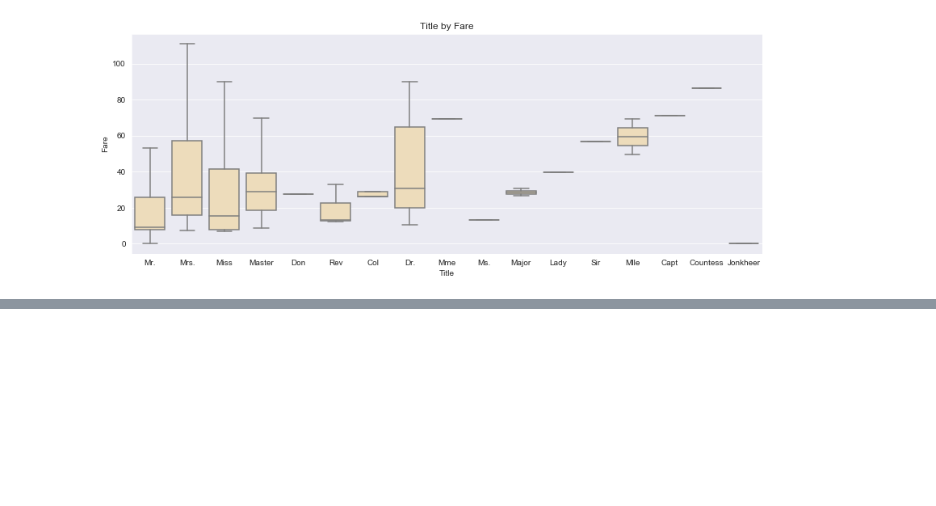
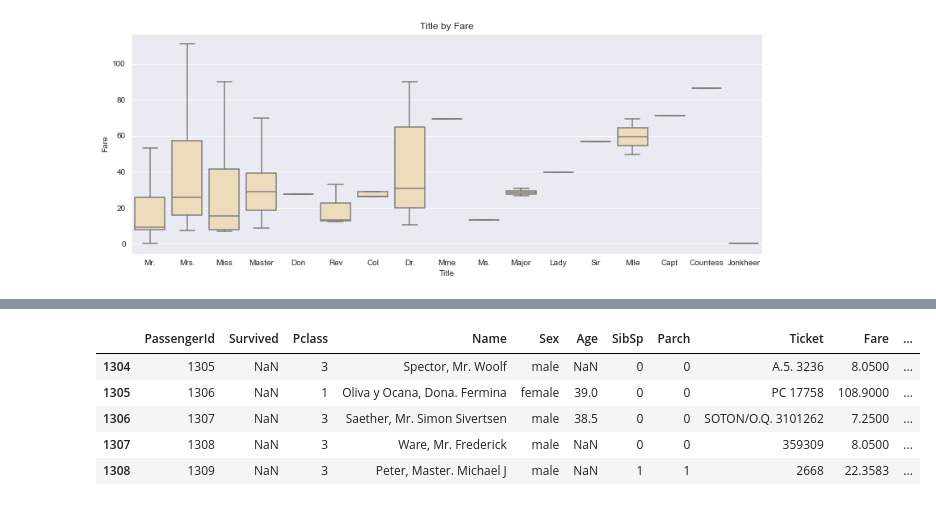
Before and after one commit to arsalanfardi/Titanic-Survival-Prediction, a Jupyter notebook: Titanic_Survival_Prediction.ipynb, the cells around one changed output, grey strips where cells are left out. Drawn from its saved outputs; the diff is of its cells as text; code cells hidden in the pictures; blank space fills up the shorter version.

Commit message:
Pre-process and encode data to prepare for machine learning

```diff
--- a/Titanic_Survival_Prediction.ipynb
+++ b/Titanic_Survival_Prediction.ipynb
@@ -381,0 +452,8 @@ ax.set_title('Title by Fare');
+# %%
+
+# To maximize the data available to us for prediction, will use the test data as well
+df_test = pd.read_csv('test.csv')
+# Start with a fresh training dataframe as well
+df_train = pd.read_csv('train.csv')
+
+print(f"The amount of missing age values in the test datset is {df_test.Age.isnull().sum()}, or {df_test.Age.isnull().sum()/len(df_test.Age)*100:.2f}%.")
@@ -381,0 +462,3 @@ ax.set_title('Title by Fare');
+# %%
+df_combined = pd.concat([df_train, df_test], ignore_index=True)
+df_combined.info()
@@ -381,0 +485,14 @@ ax.set_title('Title by Fare');
+# %%
+# Adding the new features to the combined dataset and mapping some to numerical
+df_combined['Title'] = df_combined.apply(lambda row: extract_name(row['Name']), axis=1)
+df_combined['Sex_num'] = df_combined['Sex'].map({'female': 0, 'male': 1})
+df_combined['Relatives'] = df_combined['SibSp'] + df_combined['Parch']
+# %%
+df_combined.tail(5)
+# %% [output]
+|  | PassengerId | Survived | Pclass | Name | Sex | Age | SibSp | Parch | Ticket | Fare | ... |
+| 1304 | 1305 | NaN | 3 | Spector, Mr. Woolf | male | NaN | 0 | 0 | A.5. 3236 | 8.0500 | ... |
+| 1305 | 1306 | NaN | 1 | Oliva y Ocana, Dona. Fermina | female | 39.0 | 0 | 0 | PC 17758 | 108.9000 | ... |
+| 1306 | 1307 | NaN | 3 | Saether, Mr. Simon Sivertsen | male | 38.5 | 0 | 0 | SOTON/O.Q. 3101262 | 7.2500 | ... |
+| 1307 | 1308 | NaN | 3 | Ware, Mr. Frederick | male | NaN | 0 | 0 | 359309 | 8.0500 | ... |
+| 1308 | 1309 | NaN | 3 | Peter, Master. Michael J | male | NaN | 1 | 1 | 2668 | 22.3583 | ... |
```
Also changed, not shown: parts of 32 cells of this notebook.
